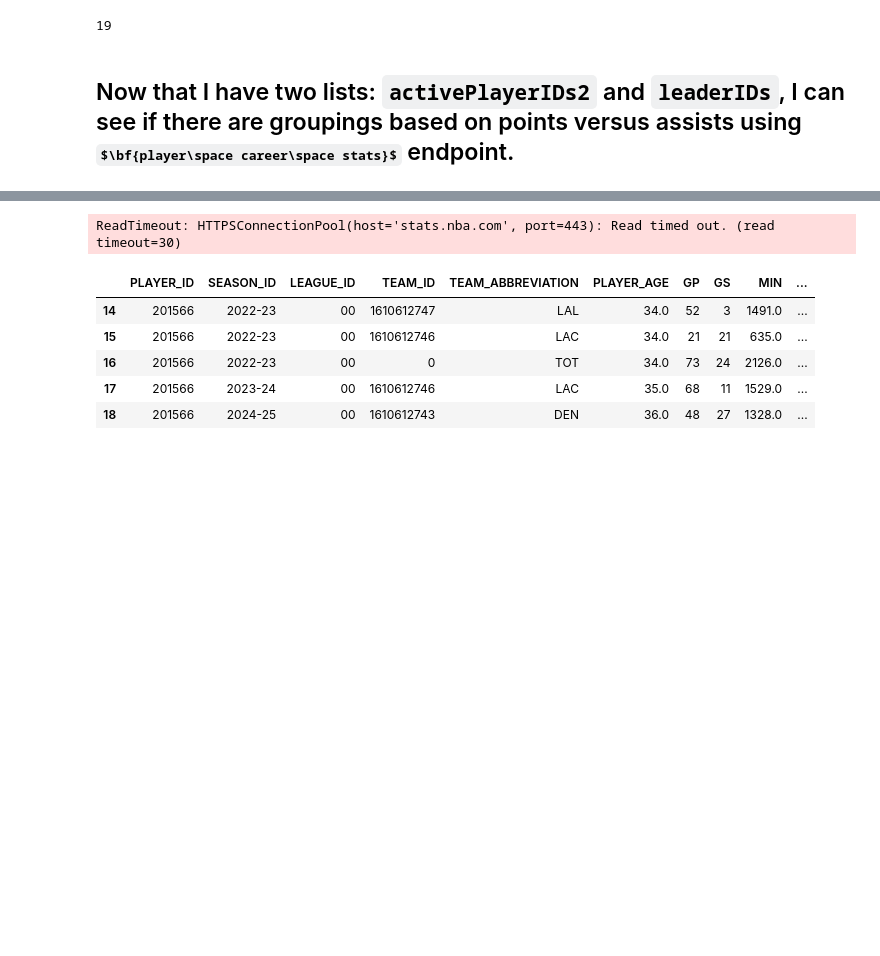
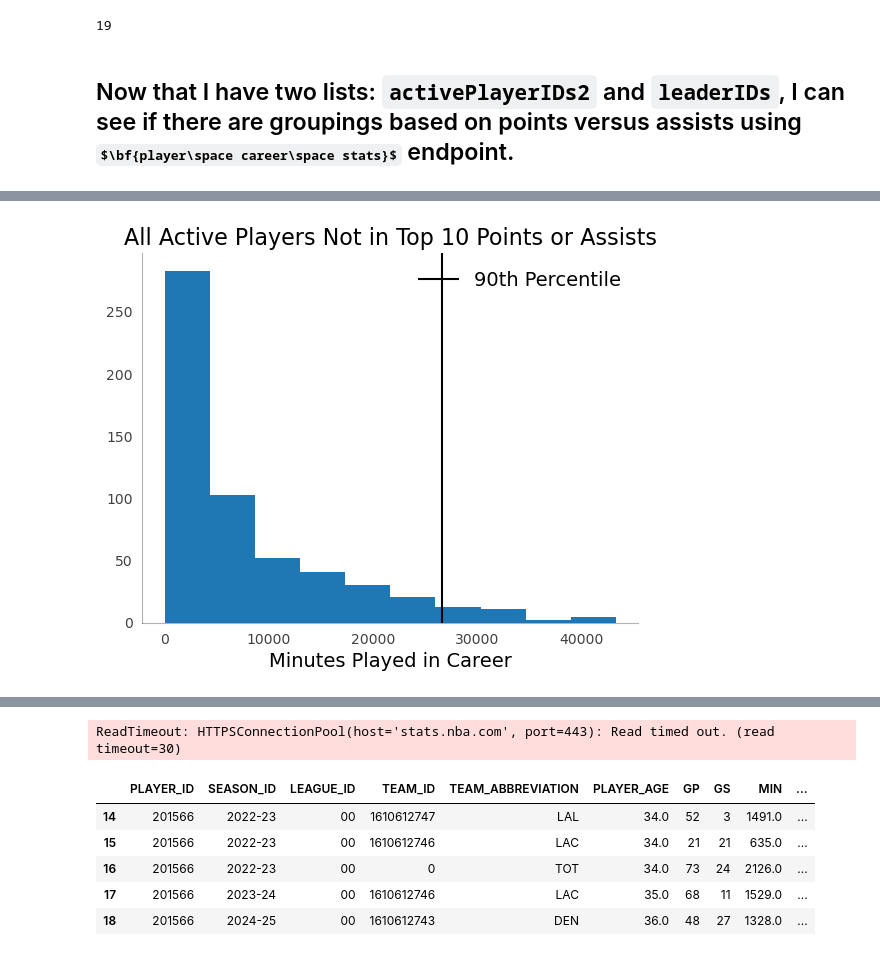
Before and after one commit to lonswaymar/NuggetAnalysis, a Jupyter notebook: notebooks/gather_data.ipynb, the cells around one changed output, grey strips where cells are left out. Drawn from its saved outputs; the diff is of its cells as text; code cells hidden in the pictures; some formulas as TeX source; blank space fills up the shorter version.

Commit message:
Fixed timeout error. Just add time.sleep(10) between API calls. Also added more to clustering section.

```diff
--- a/notebooks/gather_data.ipynb
+++ b/notebooks/gather_data.ipynb
@@ -153,12 +173,12 @@ len(leaderIDs)
 # %% [markdown]
 ## Now that I have two lists: `activePlayerIDs2` and  `leaderIDs`, I can see if there are groupings based on points versus assists using $\bf{player\space career\space stats}$ endpoint.
 # %%
-# Get minutes, points, assists of all active players not in the leadersIDs list
-minutesPointsAssists = []
+# Get minutes, points, assists of all in the leadersIDs list
+minutesPointsAssistsLeaders = []
 for i, ID in enumerate(leaderIDs):
     career = playercareerstats.PlayerCareerStats(player_id=ID)
     careerDF = career.get_data_frames()[0]
-    minutesPointsAssists.append(careerDF[["MIN", "PTS", "AST"]].sum().to_numpy())
+    minutesPointsAssistsLeaders.append(careerDF[["MIN", "PTS", "AST"]].sum().to_numpy())
     time.sleep(10)
     print(i)
 # %% [output]
@@ -165,0 +204,9 @@ ReadTimeout: HTTPSConnectionPool(host='stats.nba.com', port=443): Read timed out
+# %%
+# Get minutes, points, assists of all active players not in the leadersIDs list
+minutesPointsAssists = []
+for i, ID in enumerate(activePlayerIDs2):
+    career = playercareerstats.PlayerCareerStats(player_id=ID)
+    careerDF = career.get_data_frames()[0]
+    minutesPointsAssists.append(careerDF[["MIN", "PTS", "AST"]].sum().to_numpy())
+    time.sleep(10)
+    print(i)
@@ -165,0 +231,16 @@ ReadTimeout: HTTPSConnectionPool(host='stats.nba.com', port=443): Read timed out
+# %%
+# Get points and assists from top 10% of non leaders
+minutes = [sublist[0] for sublist in minutesPointsAssists]
+threshold = np.percentile(minutes, 95)
+
+fig, ax = plt.subplots()
+ax.hist(minutes)
+ax.axvline(threshold, color="k", label="90th Percentile")
+ax.legend(loc="best")
+tidy_axes(ax)
+
+ax.set_xlabel("Minutes Played in Career", fontsize=14)
+ax.set_title("All Active Players Not in Top 10 Points or Assists", fontsize=16)
+plt.savefig("../images/minutes_played_all_players.png")
+# %% [output]
+[figure, added]
```
Also changed, not shown: parts of 8 cells of this notebook, 4 other files.
